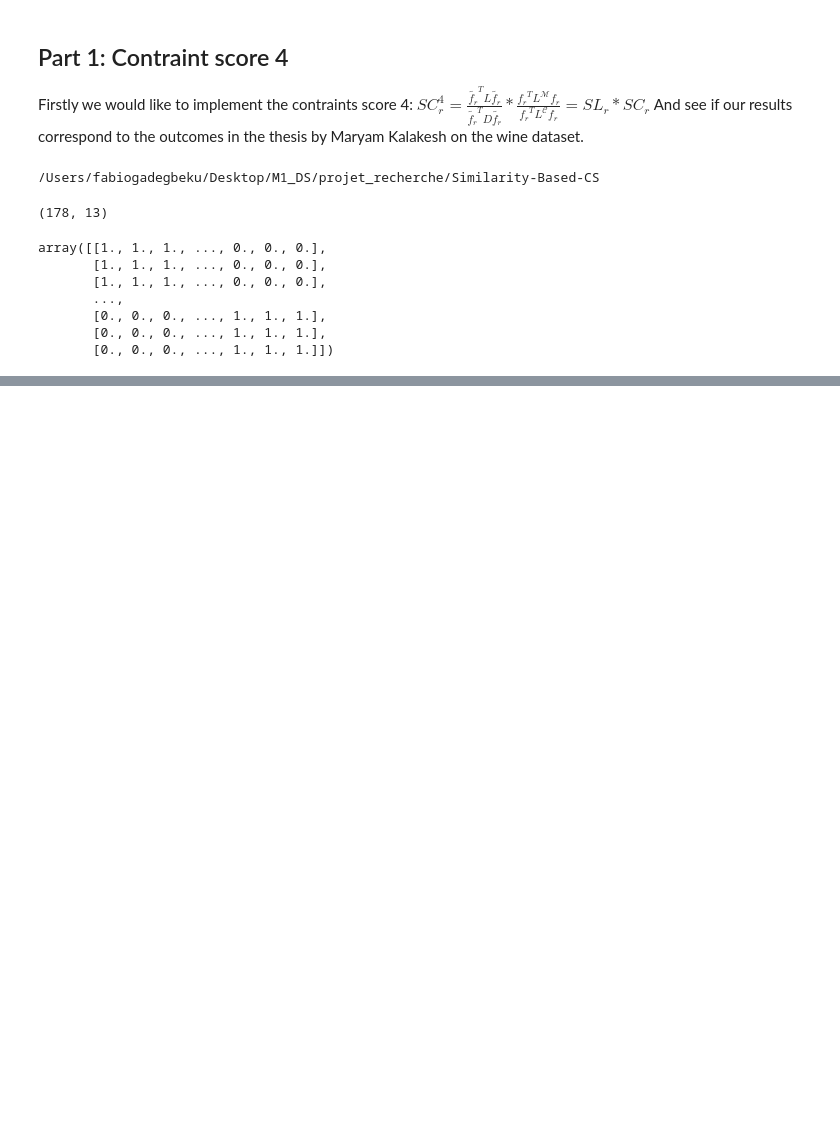
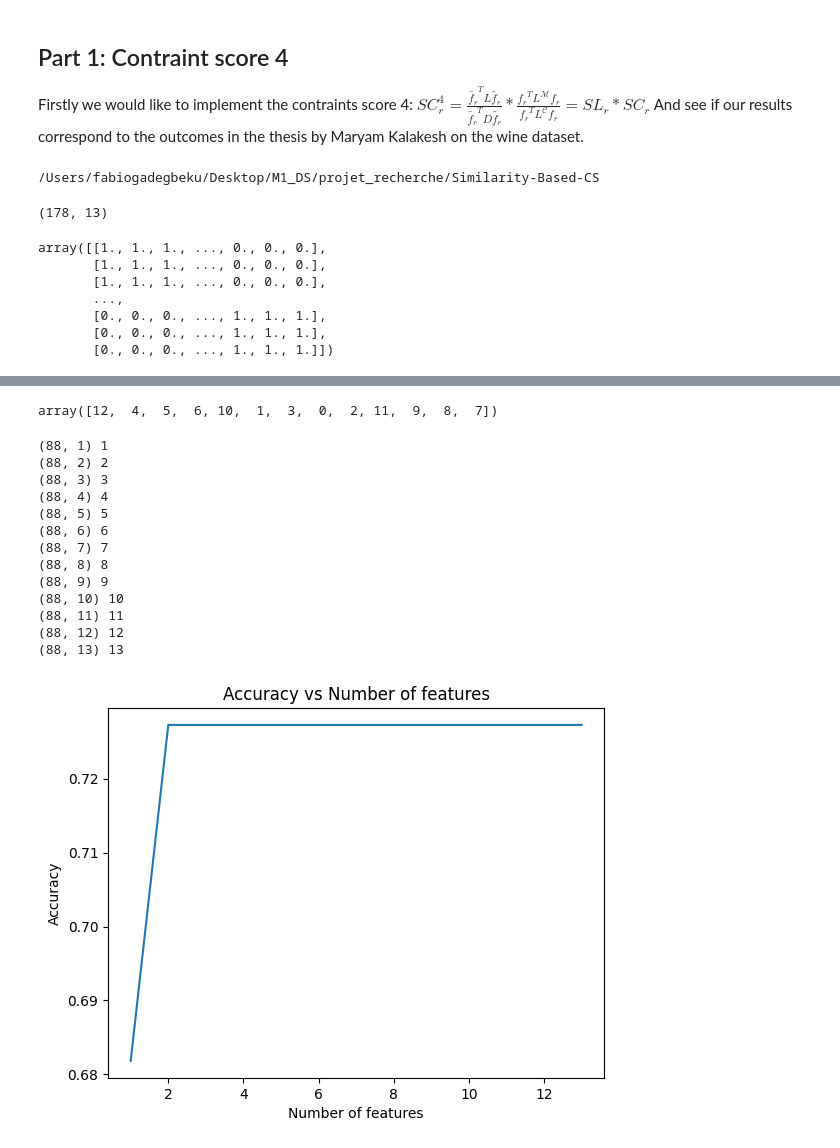
Before and after one commit to FabioGadegbeku/Similarity-Based-CS, a Jupyter notebook: sim_based_cs/notebook.ipynb, the cells around one changed output, grey strips where cells are left out. Drawn from its saved outputs; the diff is of its cells as text; code cells hidden in the pictures; blank space fills up the shorter version.

```diff
--- a/sim_based_cs/notebook.ipynb
+++ b/sim_based_cs/notebook.ipynb
@@ -78,0 +143,42 @@ plt.show()
+# %%
+# We calculate the constraint score for the training data
+constraint_score_4 = laplacian_score(X_data_train_2)*constraint_score_1(X_data_train_2,X_target_train_2[np.newaxis].T)
+features = np.argsort(constraint_score_4)
+features
+# %% [output]
+array([12,  4,  5,  6, 10,  1,  3,  0,  2, 11,  9,  8,  7])
+# %%
+n = 14
+Accuracy = []
+knn = Knn(n_neighbors=1)
+
+for i in range(1,n):
+    X_wine_train = np.delete(X_data_train_2, features[i:], axis=1)
+    X_wine_test = np.delete(X_data_test_2, features[i:], axis=1)
+    y_train = X_target_train_2
+    y_test = X_target_test_2
+    knn.fit(X_wine_train, y_train)
+    y_pred = knn.predict(X_wine_test)
+    Accuracy.append(np.mean(y_pred == y_test))
+    print(X_wine_test.shape,i)
+
+plt.plot(range(1,n),Accuracy)
+plt.xlabel('Number of features')
+plt.ylabel('Accuracy')
+plt.title('Accuracy vs Number of features')
+plt.show()
+# %% [output]
+(88, 1) 1
+(88, 2) 2
+(88, 3) 3
+(88, 4) 4
+(88, 5) 5
+(88, 6) 6
+(88, 7) 7
+(88, 8) 8
+(88, 9) 9
+(88, 10) 10
+(88, 11) 11
+(88, 12) 12
+(88, 13) 13
+[figure, added]
```
Also changed, not shown: parts of 5 cells of this notebook.
